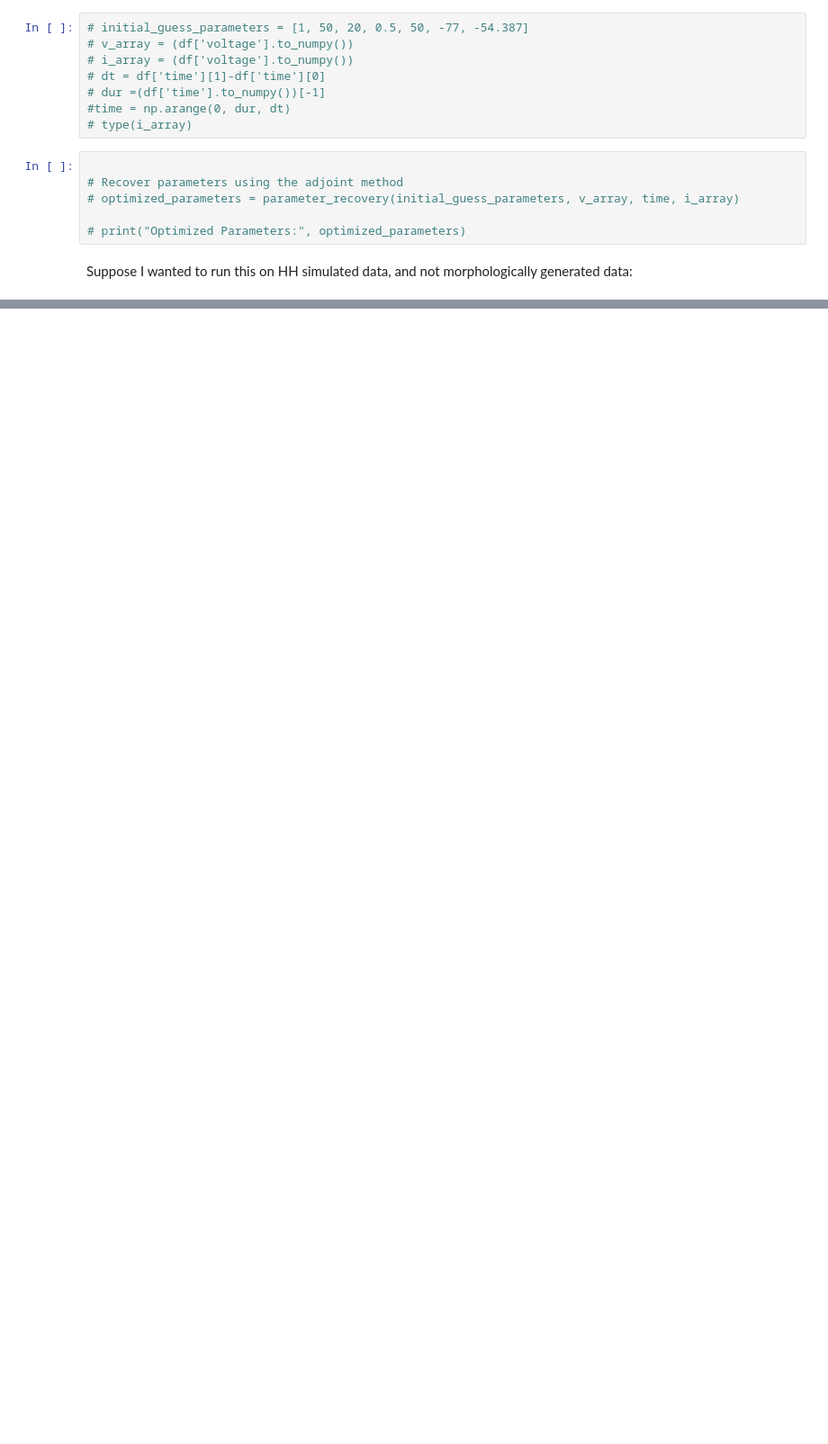
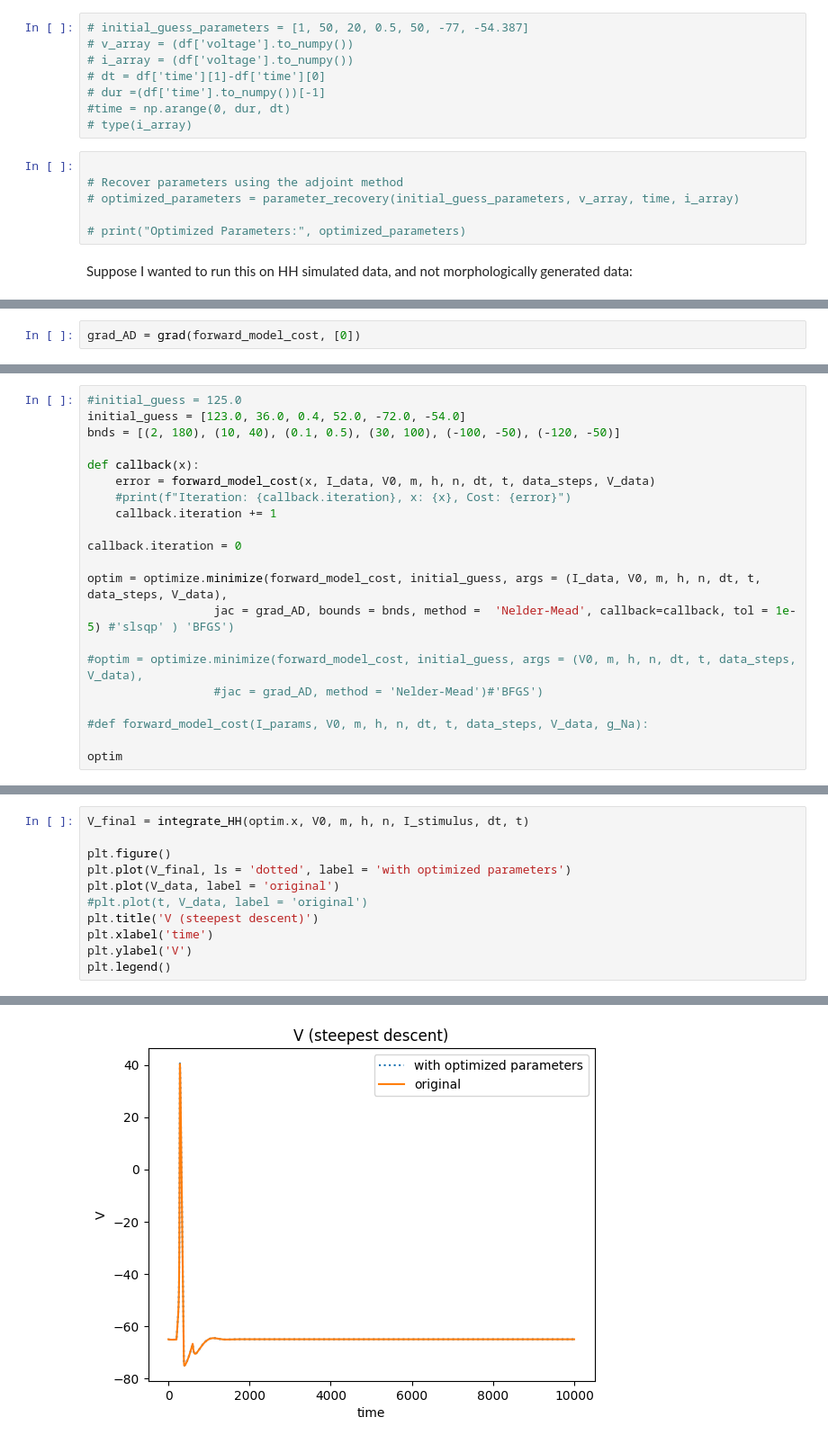
Before and after one commit to sepstein22/computational_brain, a Jupyter notebook: adjoint_multparam.ipynb, the cells around one changed output, grey strips where cells are left out. Shown at 90% size. Saved outputs shown, nothing was run; the diff lists cells and outputs as text; blank space fills up the shorter version.

```diff
--- a/adjoint_multparam.ipynb
+++ b/adjoint_multparam.ipynb
@@ -497,0 +602,2 @@ Suppose I wanted to run this on HH simulated data, and not morphologically gener
+# %%
+grad_AD = grad(forward_model_cost, [0])
@@ -497,0 +613,21 @@ Suppose I wanted to run this on HH simulated data, and not morphologically gener
+# %%
+#initial_guess = 125.0
+initial_guess = [123.0, 36.0, 0.4, 52.0, -72.0, -54.0]
+bnds = [(2, 180), (10, 40), (0.1, 0.5), (30, 100), (-100, -50), (-120, -50)]
+
+def callback(x):
+    error = forward_model_cost(x, I_data, V0, m, h, n, dt, t, data_steps, V_data)
+    #print(f"Iteration: {callback.iteration}, x: {x}, Cost: {error}")
+    callback.iteration += 1
+
+callback.iteration = 0
+
+optim = optimize.minimize(forward_model_cost, initial_guess, args = (I_data, V0, m, h, n, dt, t, data_steps, V_data),
+                  jac = grad_AD, bounds = bnds, method =  'Nelder-Mead', callback=callback, tol = 1e-5) #'slsqp' ) 'BFGS')
+
+#optim = optimize.minimize(forward_model_cost, initial_guess, args = (V0, m, h, n, dt, t, data_steps, V_data),
+                  #jac = grad_AD, method = 'Nelder-Mead')#'BFGS')
+
+#def forward_model_cost(I_params, V0, m, h, n, dt, t, data_steps, V_data, g_Na):
+
+optim
@@ -497,0 +653,12 @@ Suppose I wanted to run this on HH simulated data, and not morphologically gener
+# %%
+V_final = integrate_HH(optim.x, V0, m, h, n, I_stimulus, dt, t)
+
+plt.figure()
+plt.plot(V_final, ls = 'dotted', label = 'with optimized parameters')
+plt.plot(V_data, label = 'original')
+#plt.plot(t, V_data, label = 'original')
+plt.title('V (steepest descent)')
+plt.xlabel('time')
+plt.ylabel('V')
+plt.legend()
+# %% [output]
@@ -497,0 +666 @@ Suppose I wanted to run this on HH simulated data, and not morphologically gener
+[figure, added]
```
Also changed, not shown: parts of 8 cells of this notebook, 3 other files.
